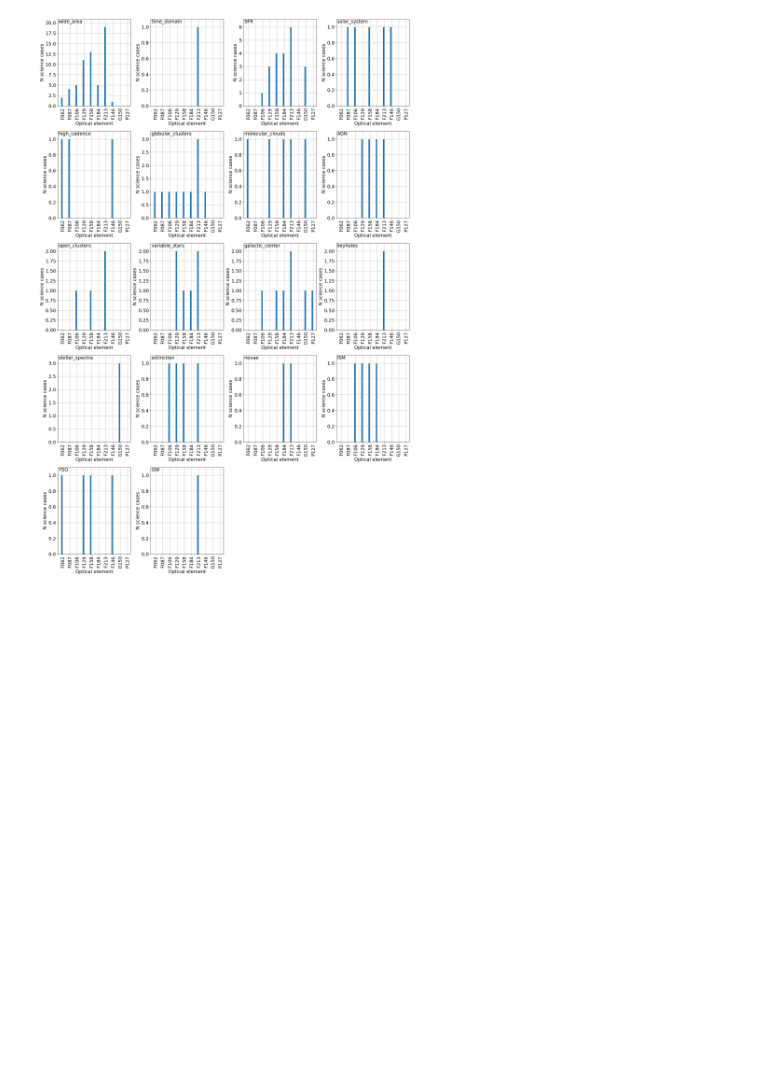
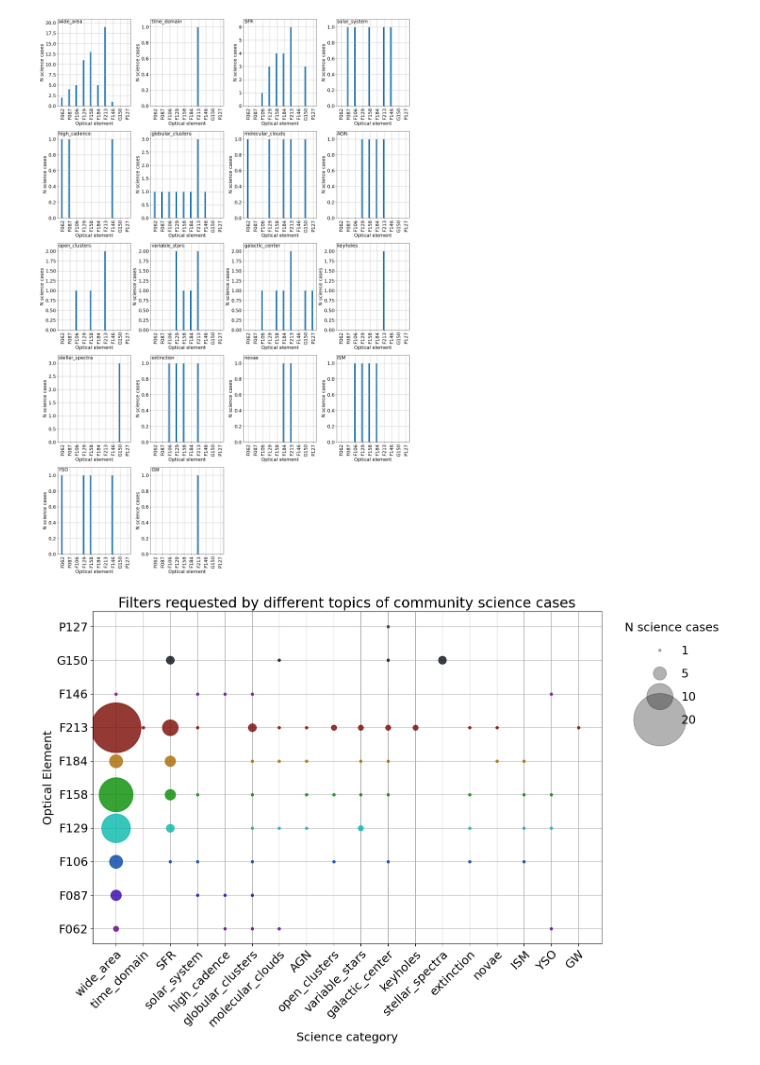
Before and after one commit to rachel3834/rgps, a Jupyter notebook: notebooks/science_cases_per_filter.ipynb, the cells around one changed output. Cells and saved outputs as stored; diff of their text form; code cells hidden in the pictures; blank space fills up the shorter version.

Commit message:
Refined plots for community requested filters and cadences

```diff
--- a/notebooks/science_cases_per_filter.ipynb
+++ b/notebooks/science_cases_per_filter.ipynb
@@ -394,3 +373,47 @@ plt.tight_layout()
 plt.savefig(path.join(root_dir, 'optical_elements', 'filter_preferences_science_category.png'))
 # %% [output]
 [figure]
+# %%
+fig,axs = plt.subplots(nrows=1, ncols=1, figsize=(15,10))
+
+fseq = [f for f in sim_config['OPTICAL_COMPONENTS'] if 'all_optics' not in f]
+plot_colours = [sim_config['PLOT_COLORS'][key] for key in fseq]
+
+xticklabels = []
+scale_factor = 4.0 # Scale factor for point size
+for k,cat in enumerate(science_categories):
+    science_cases = {author: info for author, info in config.items() if info['category'] == cat}
+    xticklabels.append(cat)
+
+    for i, key in enumerate(sim_config['OPTICAL_COMPONENTS']):
+        nvotes = 0
+        for author, info in science_cases.items():
+            if info['ready_for_use'] and 'Member' not in info['comment']:
+                if key in info.keys():
+                    nvotes += 1
+
+        #print (k, cat, i, key, nvotes)
+        plt.plot(
+            k,
+            i,
+            color=plot_colours[i],
+            marker='o',
+            markersize=nvotes*scale_factor,
+            alpha=0.8
+        )
+
+axs.set_title('Filters requested by different topics of community science cases')
+axs.set_xlabel('Science category')
+axs.set_ylabel('Optical Element')
+axs.set_yticks(ticks=np.arange(0,len(fseq),1), labels=fseq)
+axs.set_xticks(ticks=np.arange(0,len(science_categories),1), labels=xticklabels, rotation=45.0, ha="right", rotation_mode="anchor")
+axs.grid()
+
+for entry in [1, 5, 10, 20]:
+    plt.plot([], [], c='k', alpha=0.3, markersize=entry*scale_factor, marker='o', ls='none', label=str(entry))
+plt.legend(scatterpoints=1, frameon=False, labelspacing=1, title='N science cases', bbox_to_anchor=(1.025, 1.0))
+
+plt.tight_layout()
+#plt.savefig(path.join(root_dir, 'optical_elements', 'filter_preferences_science_category.png'))
+# %% [output]
+[figure, added]
```
Also changed, not shown: parts of 4 cells of this notebook, 5 other files.
